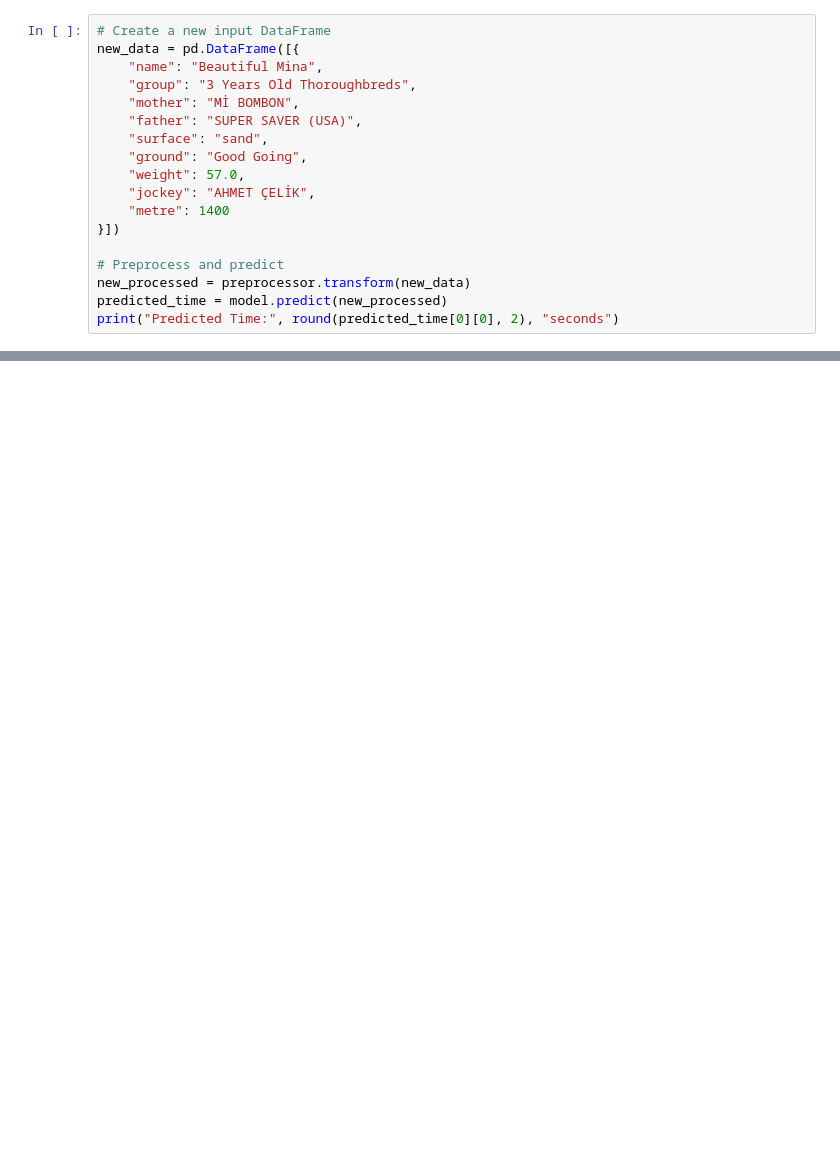
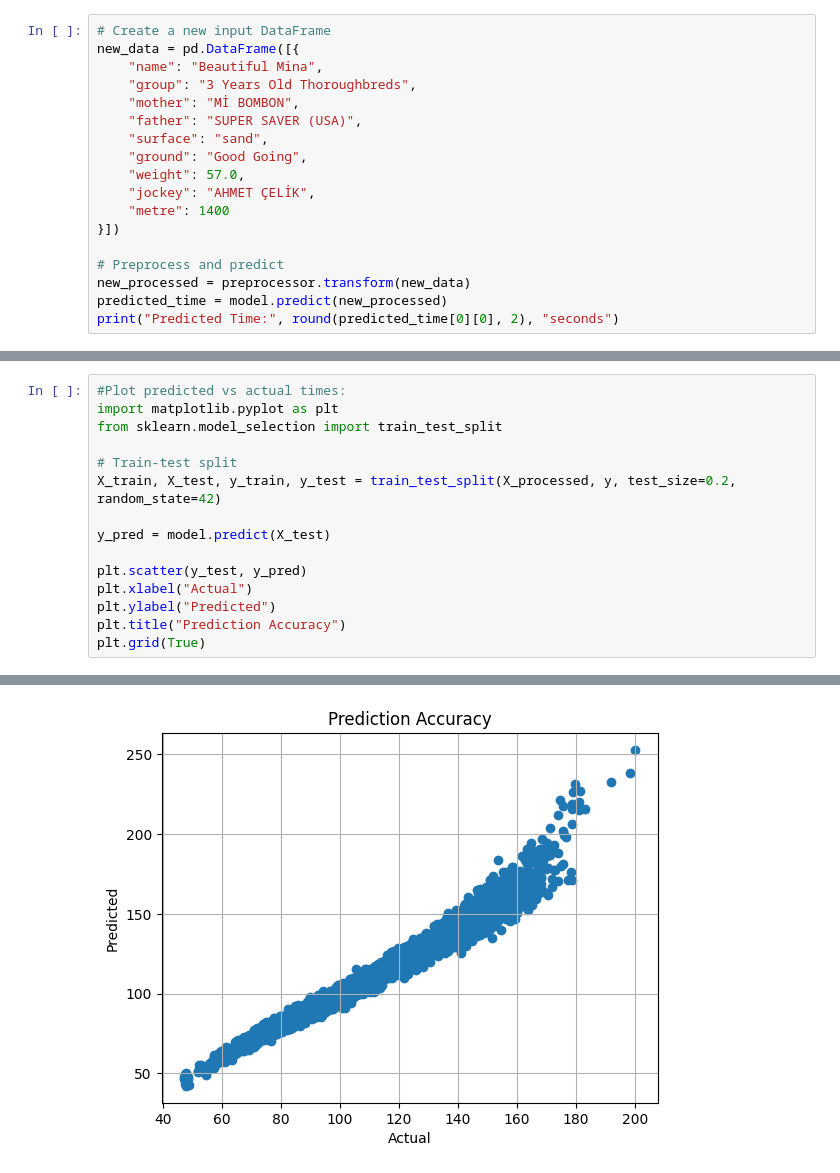
Before and after one commit to tanercc/python-colab, a Jupyter notebook: tjk_to_Predict_v2.ipynb, the cells around one changed output, grey strips where cells are left out. Drawn from its saved outputs; the diff is of its cells as text; blank space fills up the shorter version.

```diff
--- a/tjk_to_Predict_v2.ipynb
+++ b/tjk_to_Predict_v2.ipynb
@@ -274,0 +269,16 @@ plt.show()
+# %%
+#Plot predicted vs actual times:
+import matplotlib.pyplot as plt
+from sklearn.model_selection import train_test_split
+
+# Train-test split
+X_train, X_test, y_train, y_test = train_test_split(X_processed, y, test_size=0.2, random_state=42)
+
+y_pred = model.predict(X_test)
+
+plt.scatter(y_test, y_pred)
+plt.xlabel("Actual")
+plt.ylabel("Predicted")
+plt.title("Prediction Accuracy")
+plt.grid(True)
+# %% [output]
@@ -274,0 +286 @@ plt.show()
+[figure, added]
```
Also changed, not shown: parts of 4 cells of this notebook.
